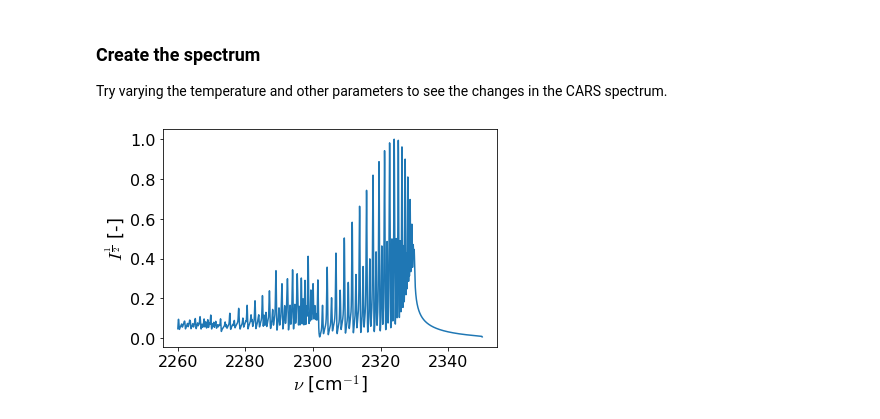
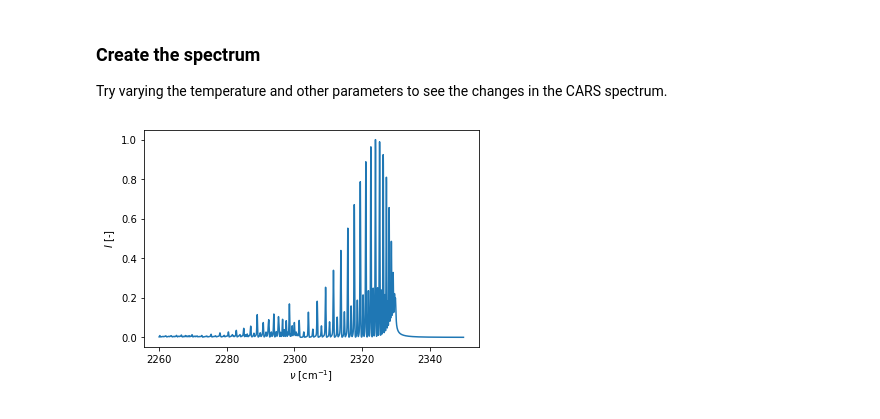
Before and after one commit to chuckedfromspace/carspy, a Jupyter notebook: docs/examples.ipynb, the cells around one changed output. Saved outputs shown, nothing was run; the diff lists cells and outputs as text; code cells hidden in the pictures.

```diff
--- a/docs/examples.ipynb
+++ b/docs/examples.ipynb
@@ -54,15 +58,15 @@ Try varying the temperature and other parameters to see the changes in the CARS
 # %%
 # define the spectral range
 nu = np.linspace(2260, 2350, num=10000)
 _, spect = cars.signal_as(temperature=1750,
                           nu_s=nu,
                           synth_mode=synth_mode,
                           pump_lw=0.2)
 
 _, ax = plt.subplots(1)
-ax.plot(nu, spect**0.5/spect.max()**0.5)
-ax.set_ylabel(r'$I^{\frac{1}{2}}$ [-]')
+ax.plot(nu, spect/spect.max())
+ax.set_ylabel(r'$I$ [-]')
 ax.set_xlabel(r'$\nu$ [cm$^{-1}$]')
 plt.show()
 # %% [output]
-[figure, old version]
+[figure, new version]
```
Also changed, not shown: parts of 10 cells of this notebook, 1 other file.
